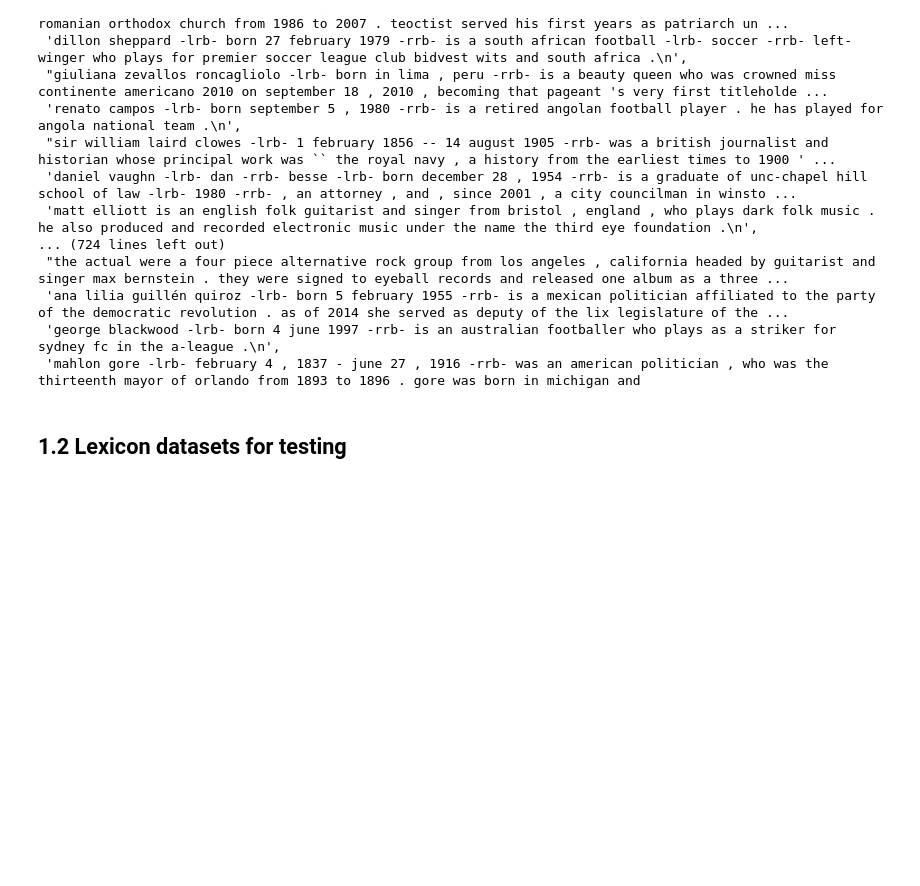
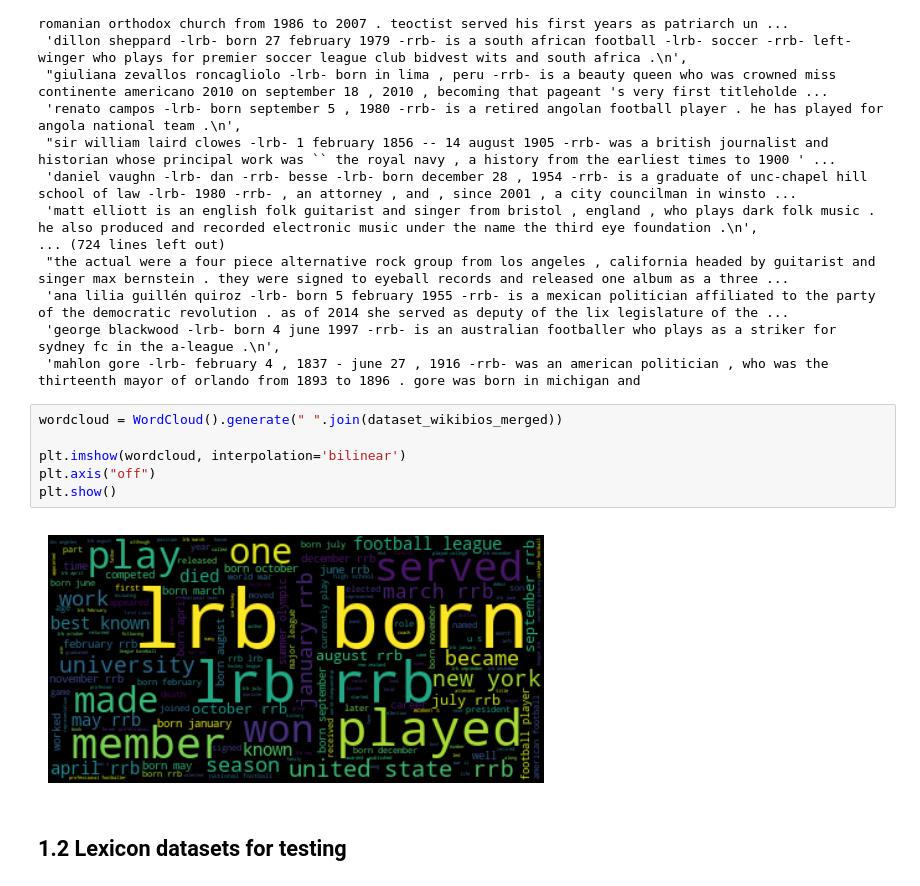
Before and after one commit to Andrewwango/kainosRecruitmentApi-TeamA, a Jupyter notebook: ai/01_eda.ipynb, the cells around one changed output. Drawn from its saved outputs; the diff is of its cells as text; blank space fills up the shorter version.

```diff
--- a/ai/01_eda.ipynb
+++ b/ai/01_eda.ipynb
@@ -102,6 +107,14 @@ dataset_wikibios_merged
  'ana lilia guillén quiroz -lrb- born 5 february 1955 -rrb- is a mexican politician affiliated to the party of the democratic revolution . as of 2014 she served as deputy of the lix legislature of the ...
  'george blackwood -lrb- born 4 june 1997 -rrb- is an australian footballer who plays as a striker for sydney fc in the a-league .\n',
  'mahlon gore -lrb- february 4 , 1837 - june 27 , 1916 -rrb- was an american politician , who was the thirteenth mayor of orlando from 1893 to 1896 . gore was born in michigan and
+# %%
+wordcloud = WordCloud().generate(" ".join(dataset_wikibios_merged))
+
+plt.imshow(wordcloud, interpolation='bilinear')
+plt.axis("off")
+plt.show()
+# %% [output]
+[figure, added]
 # %% [markdown]
 ## 1.2 Lexicon datasets for testing
 # %% [markdown]
```
Also changed, not shown: parts of 9 cells of this notebook, 1 other file.
